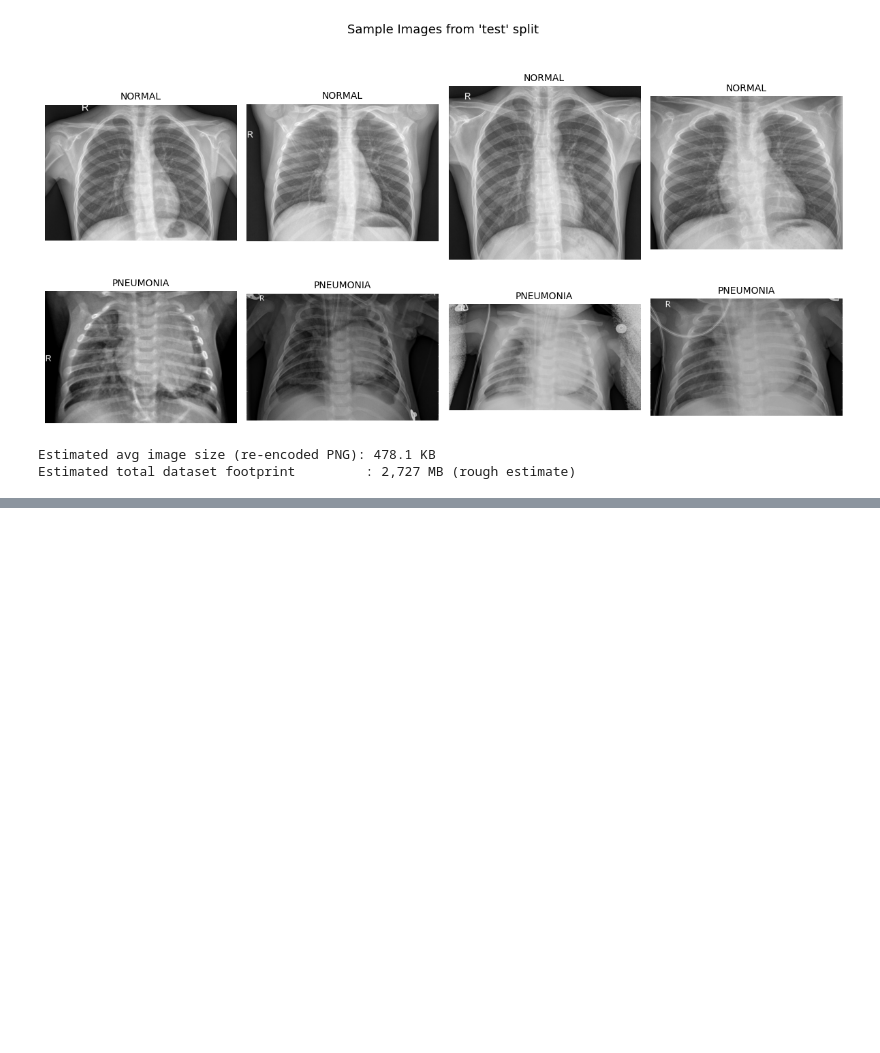
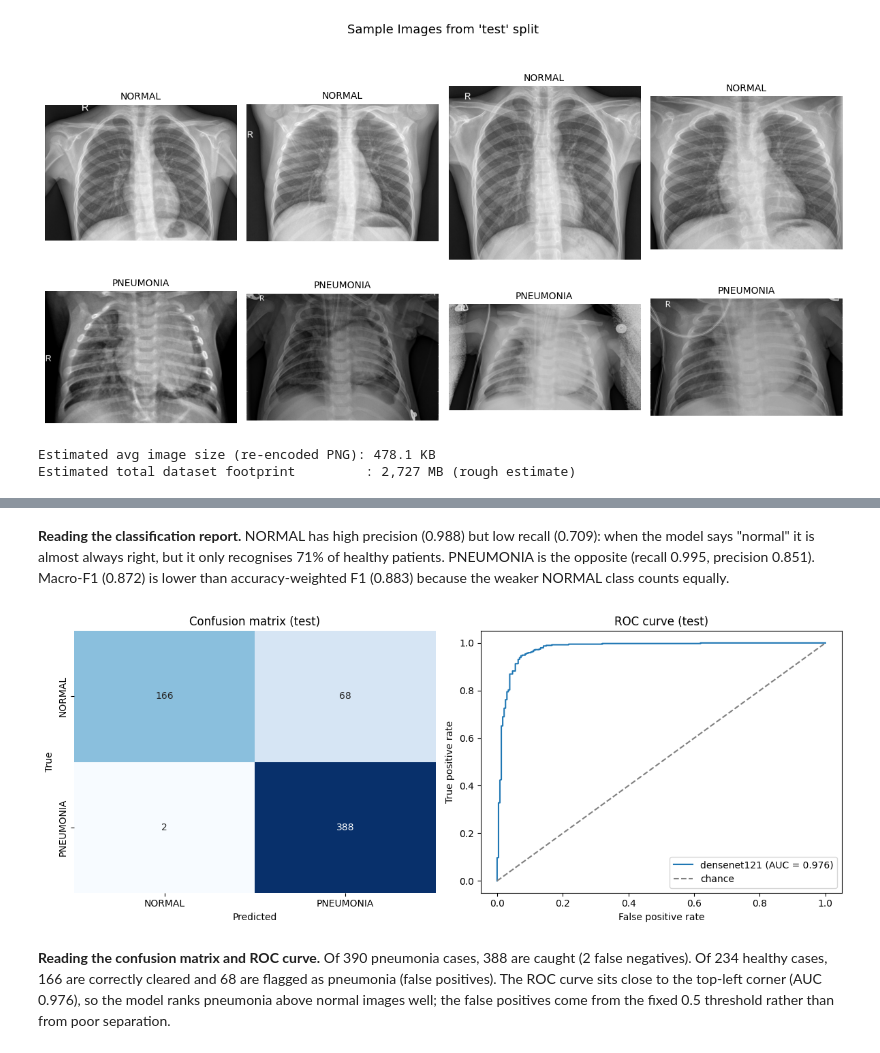
Before and after one commit to sumit939/DSBA-6165, a Jupyter notebook: Deep_Learning_Project.ipynb, the cells around one changed output, grey strips where cells are left out. Cells and saved outputs as stored; diff of their text form; code cells hidden in the pictures; blank space fills up the shorter version.

```diff
--- a/Deep_Learning_Project.ipynb
+++ b/Deep_Learning_Project.ipynb
@@ -456,0 +856,4 @@ Estimated total dataset footprint         : 2,727 MB (rough estimate)
+# %%
+pred_test = (p_test >= 0.5).astype(int)
+print(f"Baseline: {CONFIG['MODEL_NAME']} — held-out TEST set\n")
+print(classification_report(y_test, pred_test, target_names=CLASS_NAMES, digits=4))
@@ -456,0 +871,20 @@ Estimated total dataset footprint         : 2,727 MB (rough estimate)
+# %% [markdown]
+**Reading the classification report.** NORMAL has high precision (0.988) but low recall (0.709): when the model says "normal" it is almost always right, but it only recognises 71% of healthy patients. PNEUMONIA is the opposite (recall 0.995, precision 0.851). Macro-F1 (0.872) is lower than accuracy-weighted F1 (0.883) because the weaker NORMAL class counts equally.
+# %%
+fig, ax = plt.subplots(1, 2, figsize=(12, 4.8))
+
+cm = confusion_matrix(y_test, pred_test, labels=[0, 1])
+sns.heatmap(cm, annot=True, fmt="d", cmap="Blues", cbar=False, ax=ax[0],
+            xticklabels=CLASS_NAMES, yticklabels=CLASS_NAMES)
+ax[0].set(title="Confusion matrix (test)", xlabel="Predicted", ylabel="True")
+
+fpr, tpr, _ = roc_curve(y_test, p_test)
+ax[1].plot(fpr, tpr, label=f"{CONFIG['MODEL_NAME']} (AUC = {roc_auc_score(y_test, p_test):.3f})")
+ax[1].plot([0, 1], [0, 1], "--", c="gray", label="chance")
+ax[1].set(title="ROC curve (test)", xlabel="False positive rate", ylabel="True positive rate"); ax[1].legend(loc="lower right")
+
+plt.tight_layout(); plt.savefig(f"eval_{CONFIG['MODEL_NAME']}.png", dpi=150); plt.show()
+# %% [output]
+[figure, added]
+# %% [markdown]
+**Reading the confusion matrix and ROC curve.** Of 390 pneumonia cases, 388 are caught (2 false negatives). Of 234 healthy cases, 166 are correctly cleared and 68 are flagged as pneumonia (false positives). The ROC curve sits close to the top-left corner (AUC 0.976), so the model ranks pneumonia above normal images well; the false positives come from the fixed 0.5 threshold rather than from poor separation.
```
Also changed, not shown: parts of 25 cells of this notebook.
